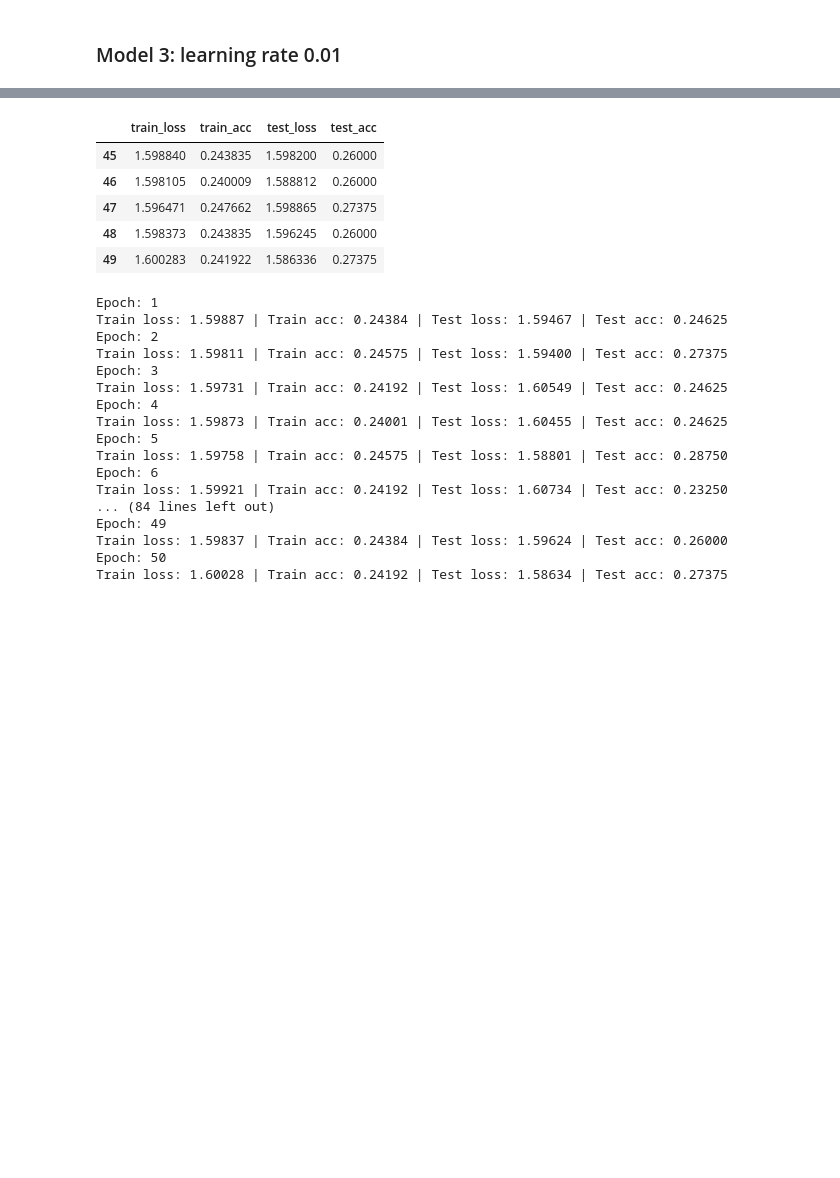
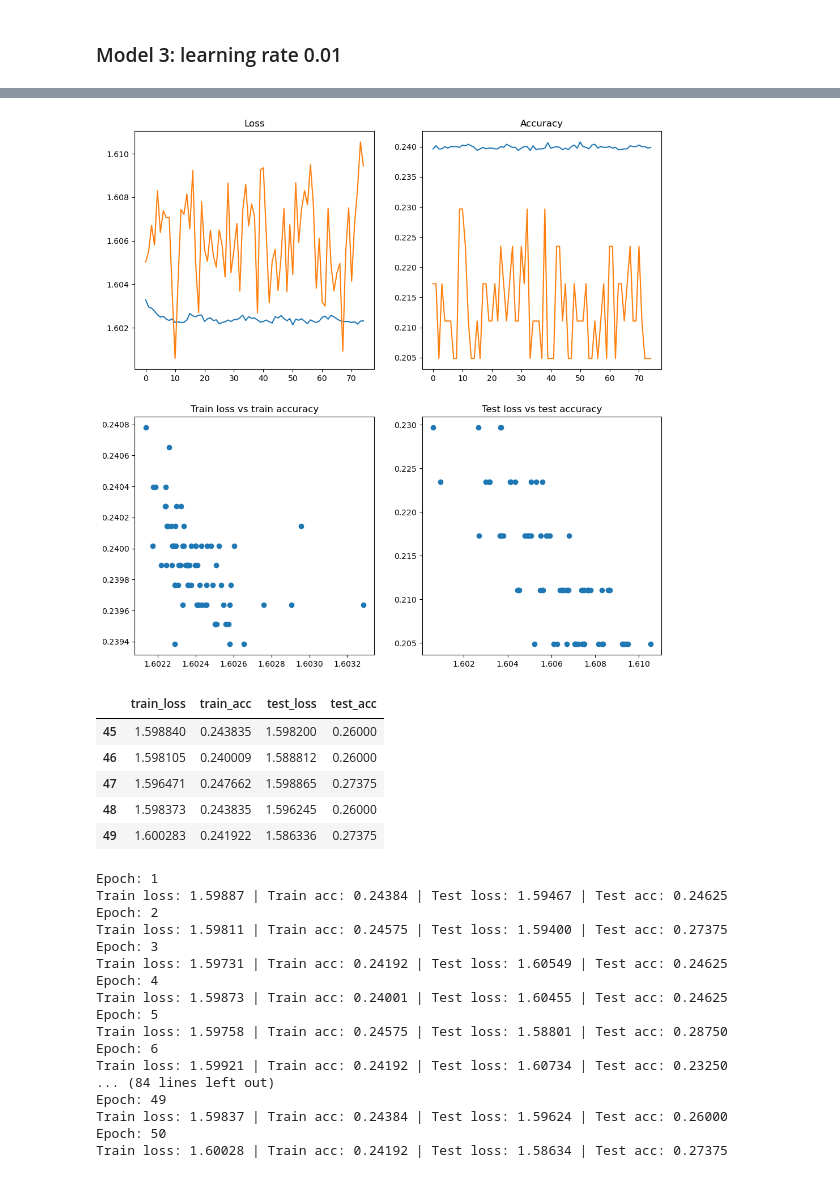
Before and after one commit to neddanedda/PyTorch_course, a Jupyter notebook: Flowers_five_classes.ipynb, the cells around one changed output, grey strips where cells are left out. Cells and saved outputs as stored; diff of their text form; code cells hidden in the pictures; blank space fills up the shorter version.

```diff
--- a/Flowers_five_classes.ipynb
+++ b/Flowers_five_classes.ipynb
@@ -732,8 +739,10 @@ class VGG11architecture(nn.Module):
             nn.Flatten(),
             nn.Linear(in_features=512*7*7, out_features=4096),
             nn.ReLU(),
+            nn.Dropout(0.5),
             nn.Linear(in_features=4096, out_features=4096),
             nn.ReLU(),
+            nn.Dropout(0.5),
             nn.Linear(in_features=4096, out_features=5)
             # nn.ReLU()
         )
@@ -759,8 +771,8 @@ data = datasets.ImageFolder(root="train",
 # %%
 class_names = data.classes
 # %%
-train_data, test_data = train_test_split(data, test_size=0.02)
-other_data, train_data = train_test_split(train_data, test_size=0.20)
+train_data, test_data = train_test_split(data, test_size=0.2)
+# other_data, train_data = train_test_split(train_data, test_size=0.20)
 # %%
 len(train_data), len(test_data)
 # %% [output]
@@ -802,0 +967,34 @@ Train loss: 1.60756 | Train acc: 0.23608 | Test loss: 1.60431 | Test acc: 0.2916
+# %%
+m3_start_time = timer()
+for cycle in range(5):
+    optimizer = torch.optim.SGD(model_3.parameters(),
+                                lr=0.01)
+    model_3_results0 = train(model_3,
+                             train_dataloader,
+                             test_dataloader,
+                             optimizer,
+                             epochs=5,
+                             device=device)
+    optimizer = torch.optim.SGD(model_3.parameters(),
+                                lr=0.005)
+    model_3_results1 = train(model_3,
+                             train_dataloader,
+                             test_dataloader,
+                             optimizer,
+                             epochs=5,
+                             device=device)
+    optimizer = torch.optim.SGD(model_3.parameters(),
+                                lr=0.001)
+    model_3_results2 = train(model_3,
+                             train_dataloader,
+                             test_dataloader,
+                             optimizer,
+                             epochs=5,
+                             device=device)
+    model_3_results = pd.concat([model_3_results,
+                                 pd.DataFrame(model_3_results0),
+                                 pd.DataFrame(model_3_results1),
+                                 pd.DataFrame(model_3_results2)])
+
+m3_end_time = timer()
+print((m3_end_time-m3_start_time)/60)
@@ -803,3 +1027,7 @@ Train loss: 1.60756 | Train acc: 0.23608 | Test loss: 1.60431 | Test acc: 0.2916
+# %%
+plot_model_results(model_3_results)
+# %% [output]
+[figure, added]
 # %%
 model_3 = VGG11architecture()#.to(device)
 loss_fn = nn.CrossEntropyLoss()
```
Also changed, not shown: parts of 27 cells of this notebook.
